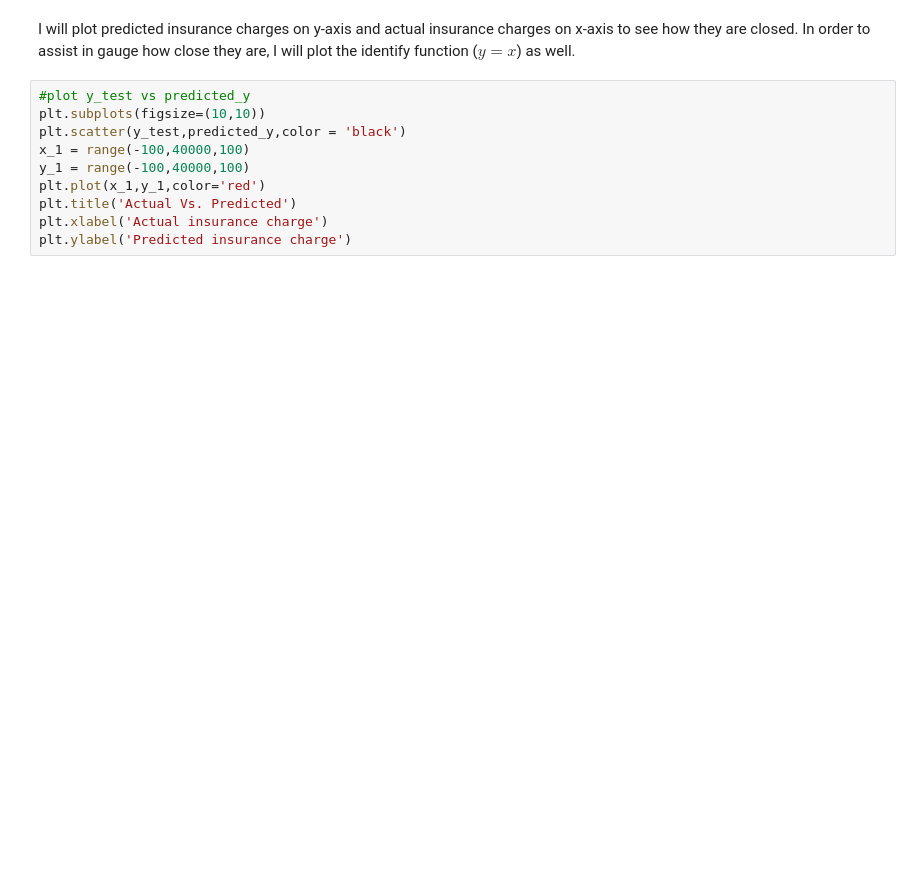
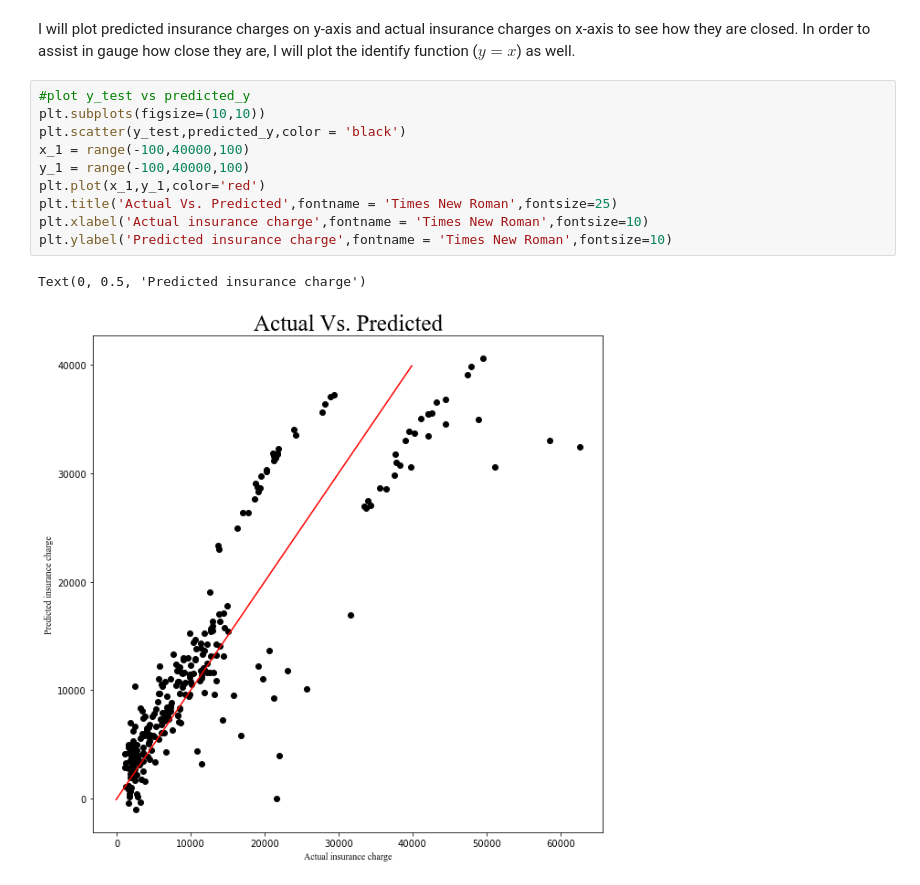
Before and after one commit to feelzoo/US_Medical_Insurance_Cost, a Jupyter notebook: US_Medical_Insurance_Cost_multiple_regression.ipynb, the cells around one changed output. Saved outputs shown, nothing was run; the diff lists cells and outputs as text; blank space fills up the shorter version.

```diff
--- a/US_Medical_Insurance_Cost_multiple_regression.ipynb
+++ b/US_Medical_Insurance_Cost_multiple_regression.ipynb
@@ -449,13 +484,16 @@ I will plot predicted insurance charges on y-axis and actual insurance charges o
 # %%
 #plot y_test vs predicted_y
 plt.subplots(figsize=(10,10))
 plt.scatter(y_test,predicted_y,color = 'black')
 x_1 = range(-100,40000,100)
 y_1 = range(-100,40000,100)
 plt.plot(x_1,y_1,color='red')
-plt.title('Actual Vs. Predicted')
-plt.xlabel('Actual insurance charge')
-plt.ylabel('Predicted insurance charge')
+plt.title('Actual Vs. Predicted',fontname = 'Times New Roman',fontsize=25)
+plt.xlabel('Actual insurance charge',fontname = 'Times New Roman',fontsize=10)
+plt.ylabel('Predicted insurance charge',fontname = 'Times New Roman',fontsize=10)
+# %% [output]
+Text(0, 0.5, 'Predicted insurance charge')
+[figure, added]
 # %% [markdown]
 # Project Summary
 
```
Also changed, not shown: parts of 13 cells of this notebook.
